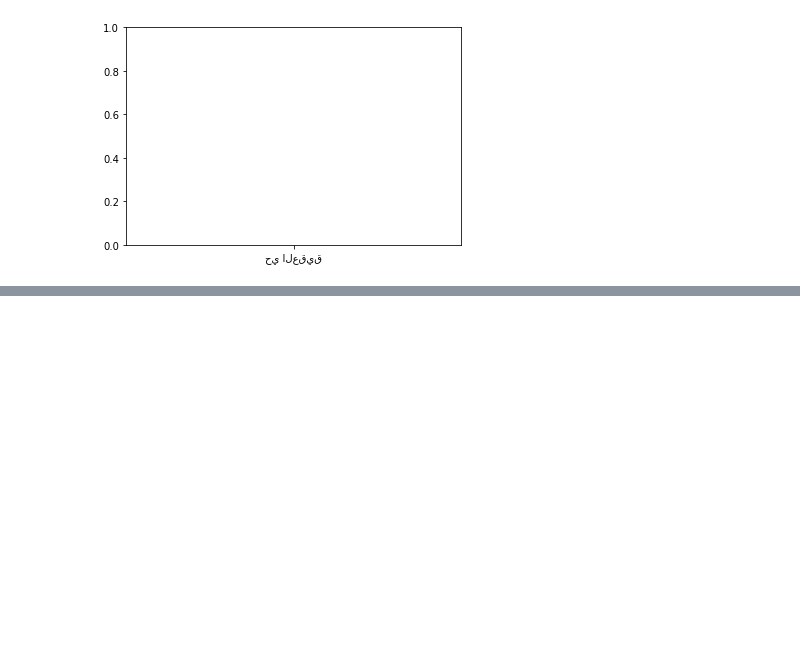
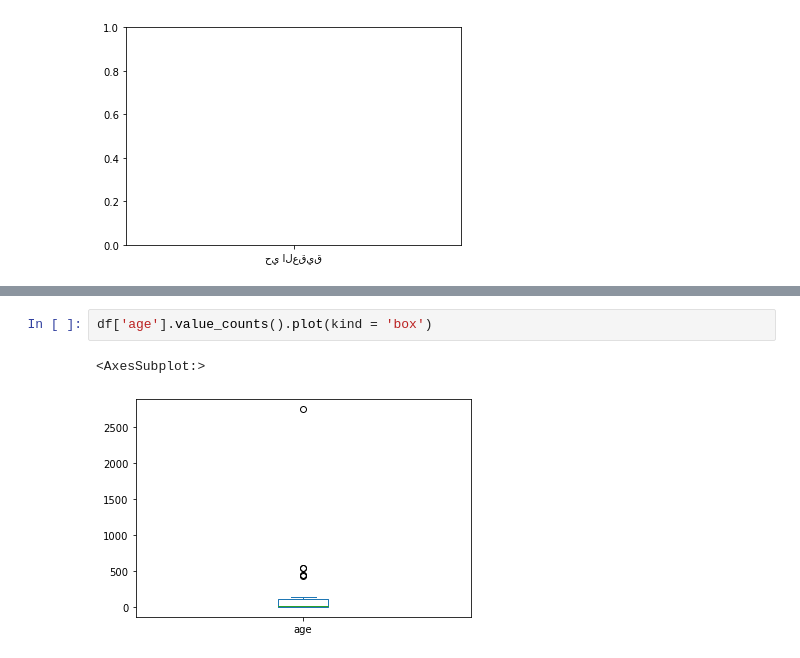
Before and after one commit to Abdulmalik-rebdi/aqar1, a Jupyter notebook: src/EDAdraft.ipynb, the cells around one changed output, grey strips where cells are left out. Drawn from its saved outputs; the diff is of its cells as text; blank space fills up the shorter version.

```diff
--- a/src/EDAdraft.ipynb
+++ b/src/EDAdraft.ipynb
@@ -293,0 +393,5 @@ AttributeError: 'Rectangle' object has no property 'hue'
+# %%
+df['age'].value_counts().plot(kind = 'box')
+# %% [output]
+<AxesSubplot:>
+[figure, added]
```
Also changed, not shown: parts of 41 cells of this notebook, 4 other files.
